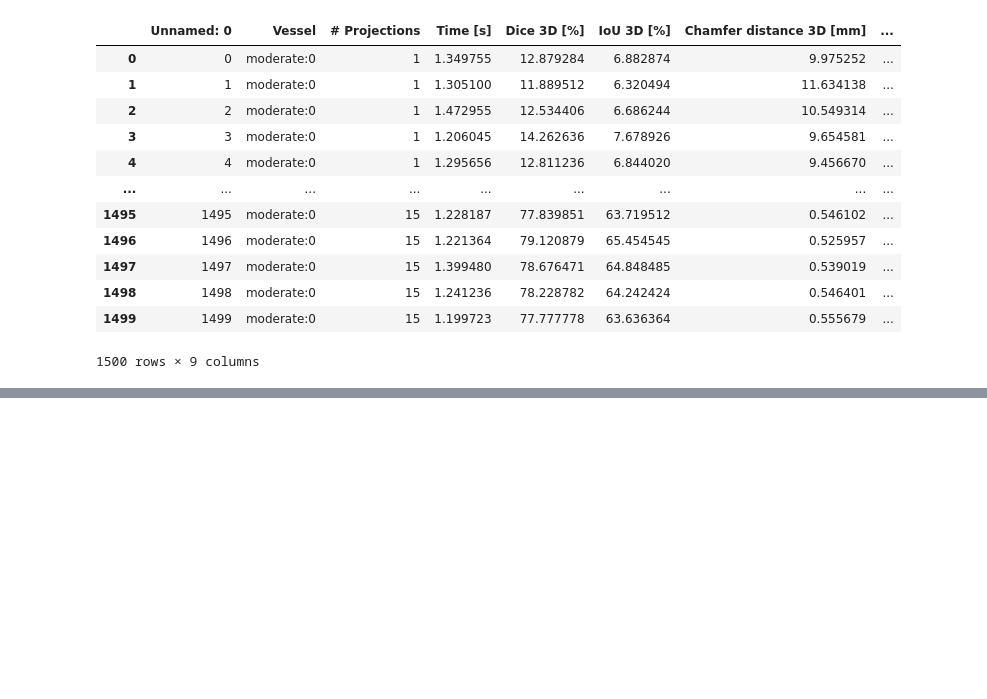
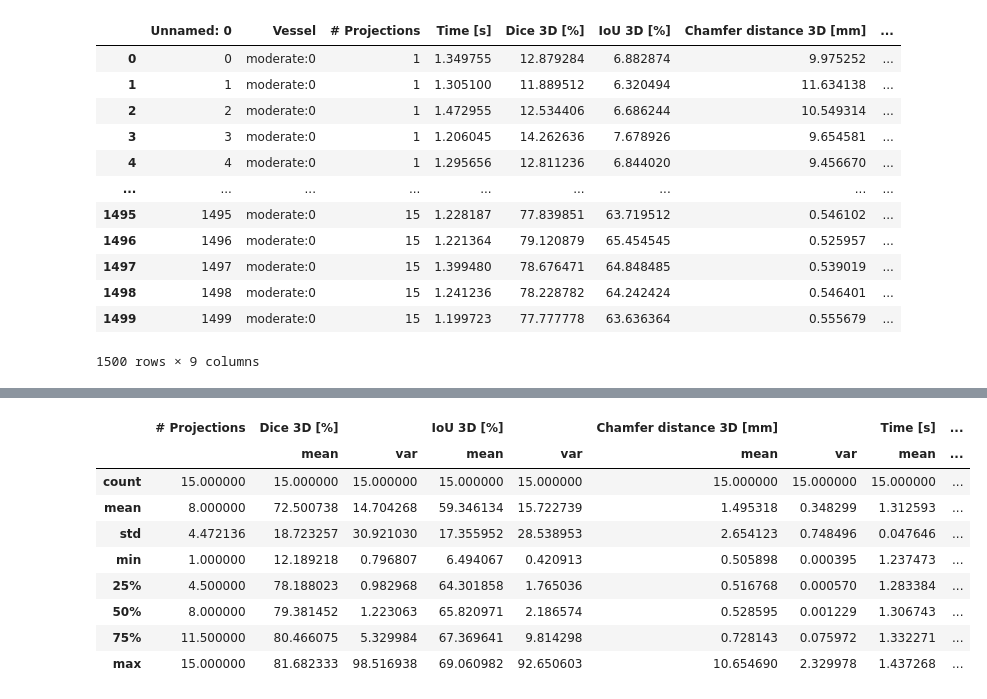
Before and after one commit to cvlab-ai/visual-hull-experiments, a Jupyter notebook: notebooks/projections.ipynb, the cells around one changed output, grey strips where cells are left out. Drawn from its saved outputs; the diff is of its cells as text; code cells hidden in the pictures; blank space fills up the shorter version.

```diff
--- a/notebooks/projections.ipynb
+++ b/notebooks/projections.ipynb
@@ -47 +49,14 @@ df_grouped
+# %%
+df_grouped.describe()
+# %% [output]
+|  | # Projections | Dice 3D [%] |  | IoU 3D [%] |  | Chamfer distance 3D [mm] |  | Time [s] | ... |
+|  |  | mean | var | mean | var | mean | var | mean | ... |
+| count | 15.000000 | 15.000000 | 15.000000 | 15.000000 | 15.000000 | 15.000000 | 15.000000 | 15.000000 | ... |
+| mean | 8.000000 | 72.500738 | 14.704268 | 59.346134 | 15.722739 | 1.495318 | 0.348299 | 1.312593 | ... |
+| std | 4.472136 | 18.723257 | 30.921030 | 17.355952 | 28.538953 | 2.654123 | 0.748496 | 0.047646 | ... |
+| min | 1.000000 | 12.189218 | 0.796807 | 6.494067 | 0.420913 | 0.505898 | 0.000395 | 1.237473 | ... |
+| 25% | 4.500000 | 78.188023 | 0.982968 | 64.301858 | 1.765036 | 0.516768 | 0.000570 | 1.283384 | ... |
+| 50% | 8.000000 | 79.381452 | 1.223063 | 65.820971 | 2.186574 | 0.528595 | 0.001229 | 1.306743 | ... |
+| 75% | 11.500000 | 80.466075 | 5.329984 | 67.369641 | 9.814298 | 0.728143 | 0.075972 | 1.332271 | ... |
+| max | 15.000000 | 81.682333 | 98.516938 | 69.060982 | 92.650603 | 10.654690 | 2.329978 | 1.437268 | ... |
 # %%
```
Also changed, not shown: parts of 7 cells of this notebook, 8 other files.
